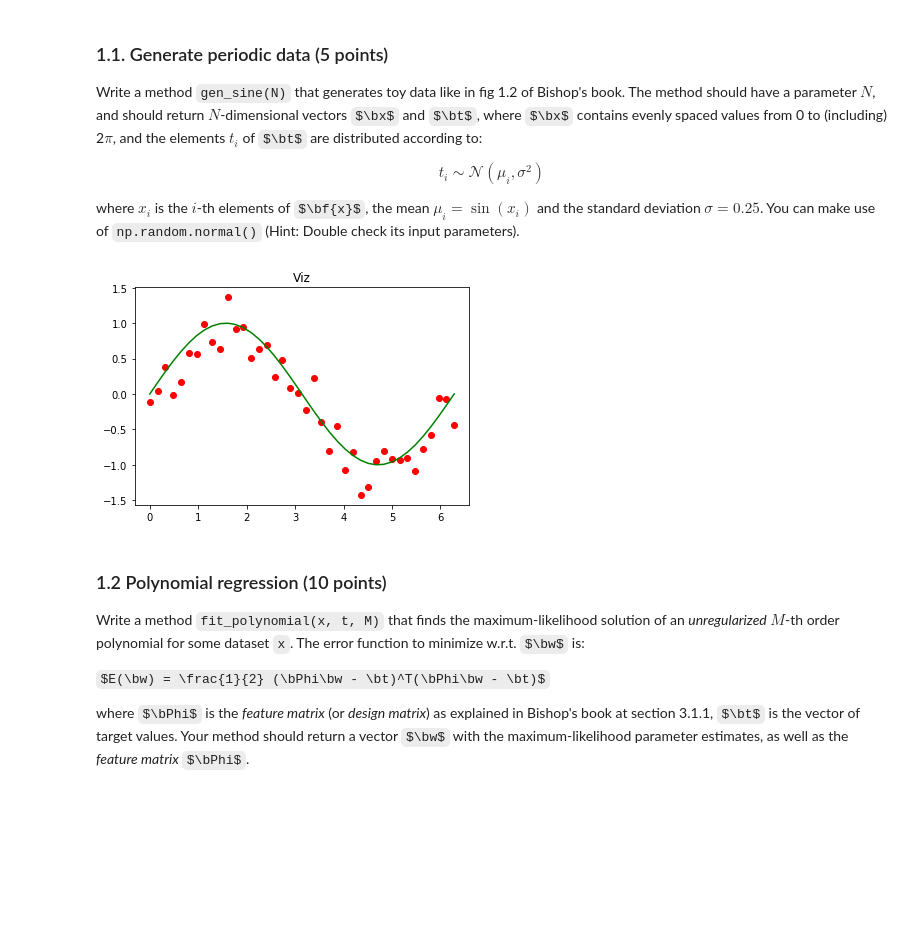
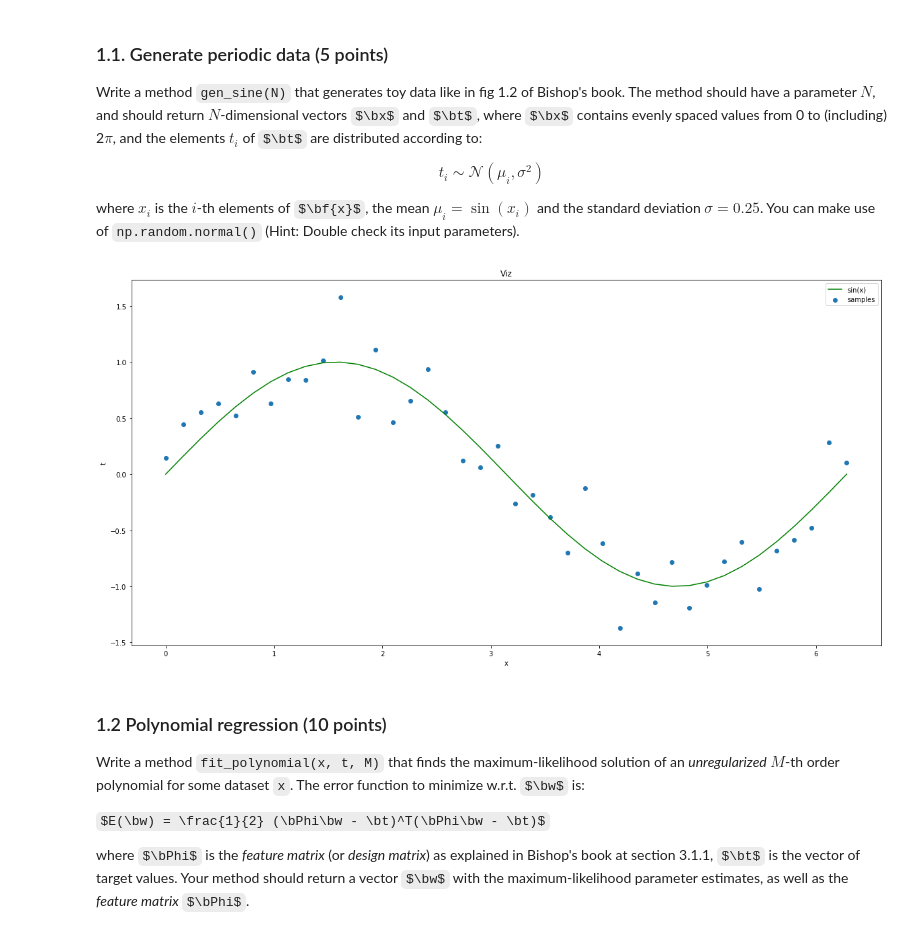
Before and after one commit to wlongxiang/MachineLearning1, a Jupyter notebook: assignments/lab/lab1.ipynb, the cells around one changed output. Saved outputs shown, nothing was run; the diff lists cells and outputs as text; code cells hidden in the pictures; some formulas as TeX source; blank space fills up the shorter version.

```diff
--- a/assignments/lab/lab1.ipynb
+++ b/assignments/lab/lab1.ipynb
@@ -122,9 +122,9 @@ $$t_i \sim \mathcal{N}(\mu_i, \sigma^2)$$
 where $x_i$ is the $i$-th elements of $\bf{x}$, the mean $\mu_i = \sin(x_i)$ and the standard deviation $\sigma = 0.25$. You can make use of `np.random.normal()` (Hint: Double check its input parameters).
 # %%
 def gen_sine(n):
-    # YOUR CODE HERE
+    sigma = 0.25
     x = np.linspace(0, 2*np.pi, n)
-    t= np.sin(x)+[np.random.normal(0, 0.25) for i in range(n)]
+    t= np.sin(x)+[np.random.normal(0, sigma) for i in range(n)]
     return x, t
 # %%
 ### Test your function
@@ -137,12 +137,15 @@ assert t.shape == (N,), "the shape of t is incorrect"
 # %%
 ### Visualize the plot
 x, t = gen_sine(40)
-plt.plot(x, t, 'ro')
-plt.plot(x, np.sin(x),'g')
+plt.scatter(x, t, label="samples")
+plt.plot(x, np.sin(x),'g', label="sin(x)")
 plt.title('Viz')
+plt.xlabel("x")
+plt.ylabel("t")
+plt.legend()
 plt.show()
 # %% [output]
-[figure, old version]
+[figure, new version]
 # %% [markdown]
 ### 1.2 Polynomial regression (10 points)
 
```
